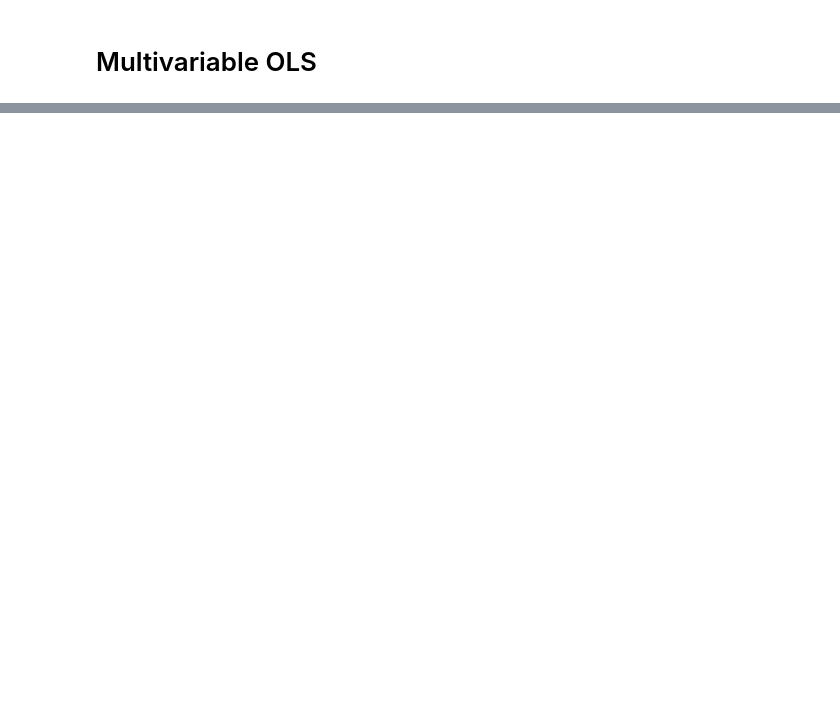
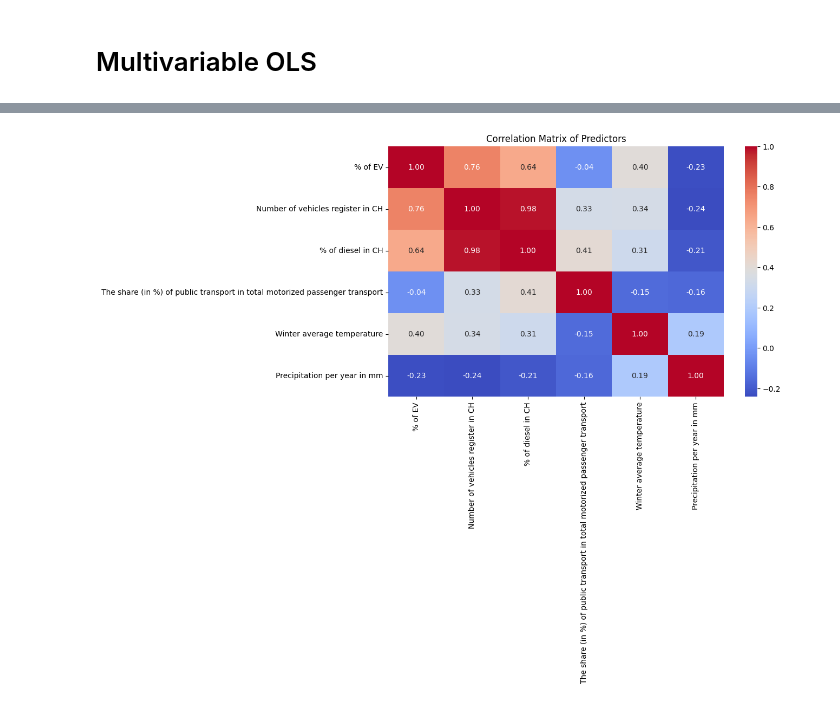
Before and after one commit to omarabbassi/EV, a Jupyter notebook: Fuel_type_in_Switzerland.ipynb, the cells around one changed output, grey strips where cells are left out. Saved outputs shown, nothing was run; the diff lists cells and outputs as text; code cells hidden in the pictures; blank space fills up the shorter version.

```diff
--- a/Fuel_type_in_Switzerland.ipynb
+++ b/Fuel_type_in_Switzerland.ipynb
@@ -1213,3 +1162,29 @@ print(merged_data2.head())
+# %%
+from sklearn.preprocessing import MinMaxScaler
+
+# Keep 'year' aside
+year_col = merged_data2["year"]
+
+# Select features to scale (exclude 'year')
+features_to_scale = merged_data2.drop(columns=["year"])
+
+# Initialize the scaler
+scaler = MinMaxScaler()
+
+# Scale the data to 0–1
+scaled_array = scaler.fit_transform(features_to_scale)
+
+# Create a new DataFrame with scaled data
+scaled_df = pd.DataFrame(scaled_array, columns=features_to_scale.columns)
+
+# Add back the 'year' column
+scaled_df["year"] = year_col.values
+
+# Reassign to merged_data2
+merged_data2 = scaled_df
+
+
+merged_data2
 # %%
 import statsmodels.formula.api as smf
 import pandas as pd
@@ -1343,21 +1428,23 @@ print(vif_data)
 # %%
 import pandas as pd
 import seaborn as sns
 import matplotlib.pyplot as plt
 
 # Select only the numeric predictor columns you're using
 columns_of_interest = [
-    "% of EV","Number of vehicles register in CH",
+    "% of EV","Number of vehicles register in CH", "% of diesel in CH",
     "The share (in %) of public transport in total motorized passenger transport",
     "Winter average temperature",
     "Precipitation per year in mm"
 ]
 
 # Create correlation matrix
 correlation_matrix = merged_data2[columns_of_interest].corr()
 
 # Plot heatmap
 plt.figure(figsize=(10, 6))
 sns.heatmap(correlation_matrix, annot=True, cmap='coolwarm', fmt=".2f")
 plt.title("Correlation Matrix of Predictors")
 plt.show()
+# %% [output]
+[figure, added]
```
Also changed, not shown: parts of 25 cells of this notebook.
